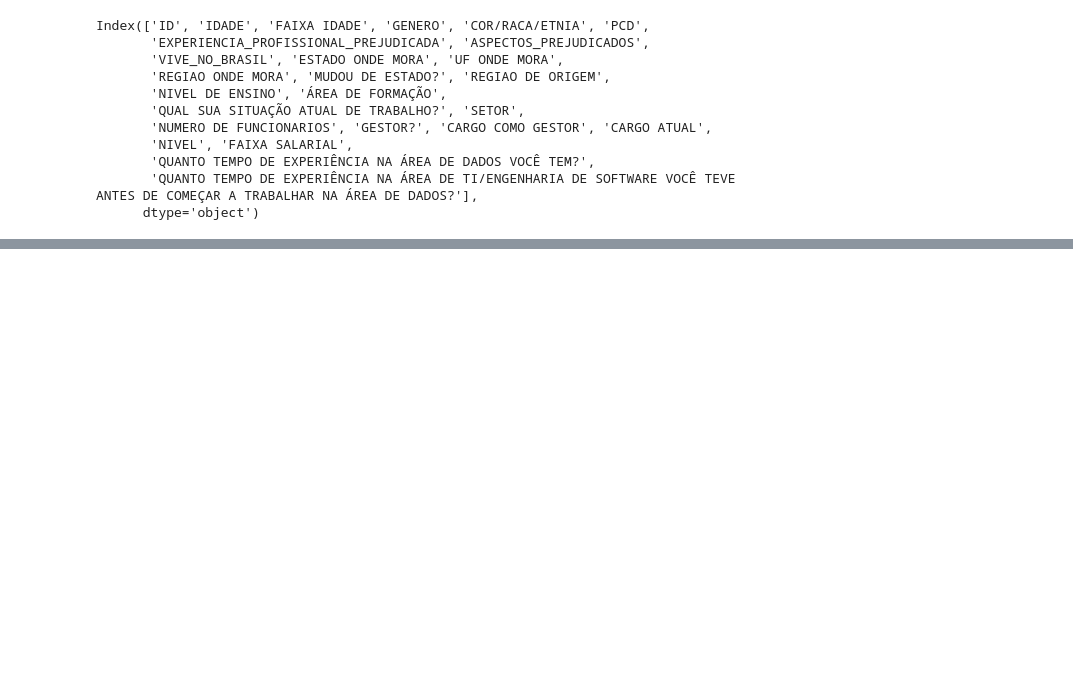
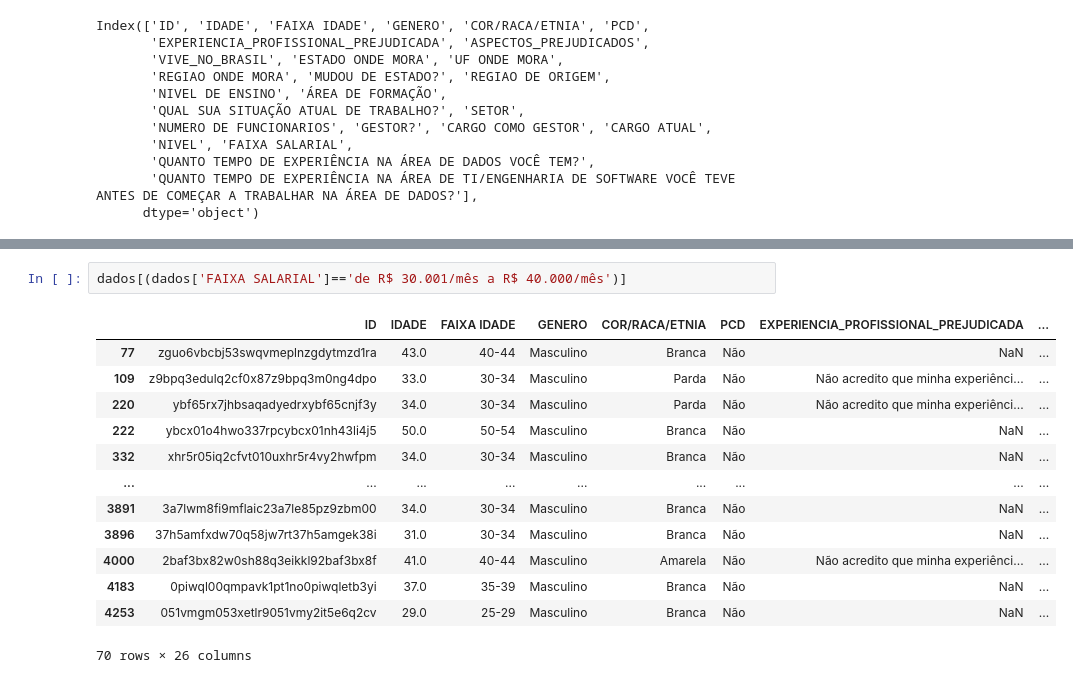
Before and after one commit to alessandrasarah/projetos-python, a Jupyter notebook: Análise_de_dados_biblioteca_Pandas.ipynb, the cells around one changed output, grey strips where cells are left out. Cells and saved outputs as stored; diff of their text form; blank space fills up the shorter version.

```diff
--- a/Análise_de_dados_biblioteca_Pandas.ipynb
+++ b/Análise_de_dados_biblioteca_Pandas.ipynb
@@ -518,0 +611,16 @@ Index(['ID', 'IDADE', 'FAIXA IDADE', 'GENERO', 'COR/RACA/ETNIA', 'PCD',
+# %%
+dados[(dados['FAIXA SALARIAL']=='de R$ 30.001/mês a R$ 40.000/mês')]
+# %% [output]
+|  | ID | IDADE | FAIXA IDADE | GENERO | COR/RACA/ETNIA | PCD | EXPERIENCIA_PROFISSIONAL_PREJUDICADA | ... |
+| 77 | zguo6vbcbj53swqvmeplnzgdytmzd1ra | 43.0 | 40-44 | Masculino | Branca | Não | NaN | ... |
+| 109 | z9bpq3edulq2cf0x87z9bpq3m0ng4dpo | 33.0 | 30-34 | Masculino | Parda | Não | Não acredito que minha experiênci... | ... |
+| 220 | ybf65rx7jhbsaqadyedrxybf65cnjf3y | 34.0 | 30-34 | Masculino | Parda | Não | Não acredito que minha experiênci... | ... |
+| 222 | ybcx01o4hwo337rpcybcx01nh43li4j5 | 50.0 | 50-54 | Masculino | Branca | Não | NaN | ... |
+| 332 | xhr5r05iq2cfvt010uxhr5r4vy2hwfpm | 34.0 | 30-34 | Masculino | Branca | Não | NaN | ... |
+| ... | ... | ... | ... | ... | ... | ... | ... | ... |
+| 3891 | 3a7lwm8fi9mflaic23a7le85pz9zbm00 | 34.0 | 30-34 | Masculino | Branca | Não | NaN | ... |
+| 3896 | 37h5amfxdw70q58jw7rt37h5amgek38i | 31.0 | 30-34 | Masculino | Branca | Não | NaN | ... |
+| 4000 | 2baf3bx82w0sh88q3eikkl92baf3bx8f | 41.0 | 40-44 | Masculino | Amarela | Não | Não acredito que minha experiênci... | ... |
+| 4183 | 0piwql00qmpavk1pt1no0piwqletb3yi | 37.0 | 35-39 | Masculino | Branca | Não | NaN | ... |
+| 4253 | 051vmgm053xetlr9051vmy2it5e6q2cv | 29.0 | 25-29 | Masculino | Branca | Não | NaN | ... |
+70 rows × 26 columns
```
Also changed, not shown: parts of 15 cells of this notebook.
